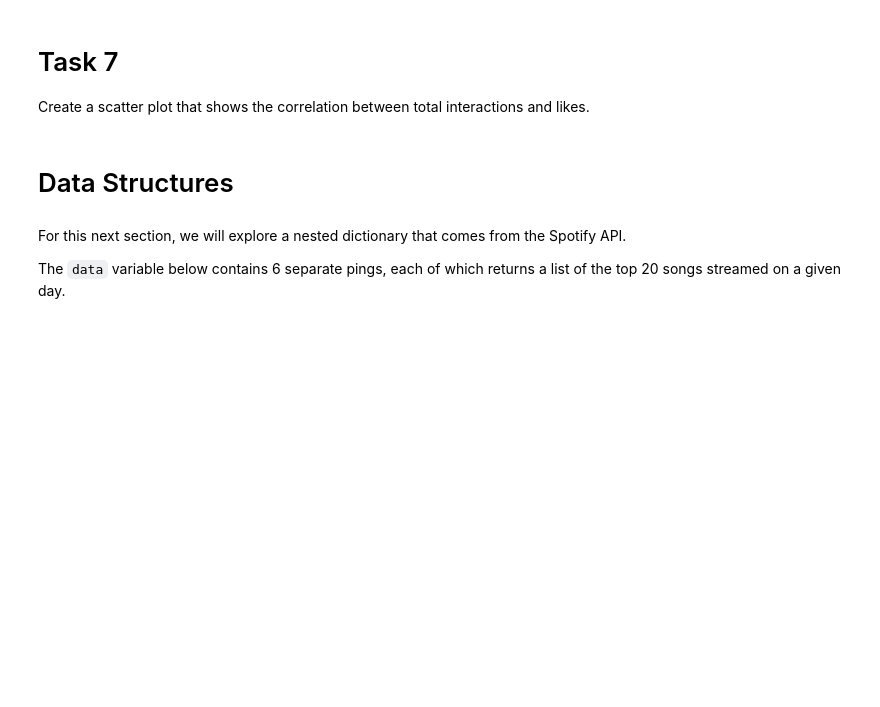
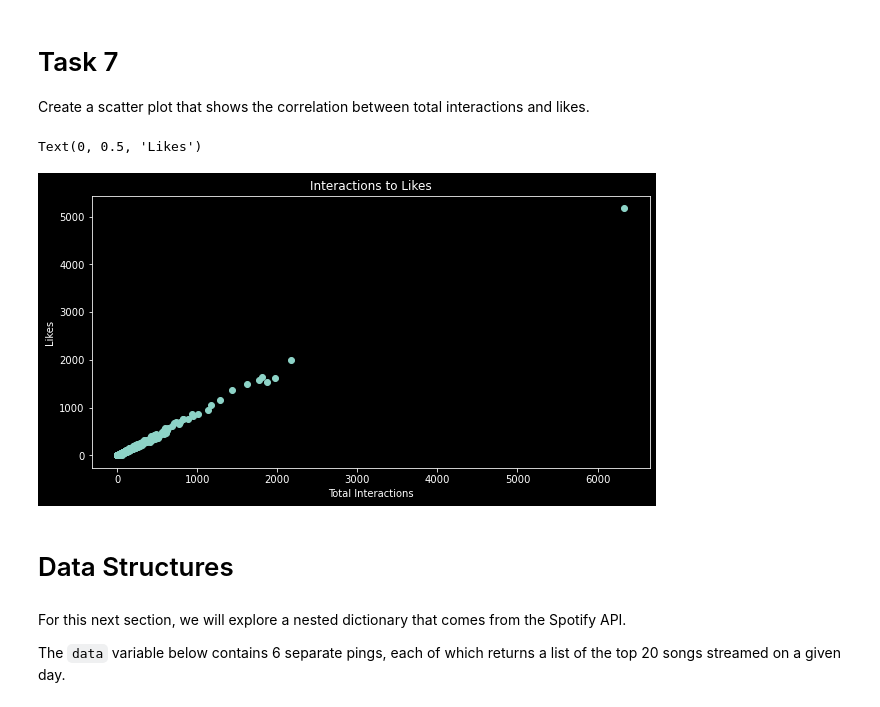
Before and after one commit to Mynusjanai/nyc-dc-ds-020121, a Jupyter notebook: Phase_1/phase_1_code_challenge_review/index.ipynb, the cells around one changed output. Drawn from its saved outputs; the diff is of its cells as text; code cells hidden in the pictures; blank space fills up the shorter version.

```diff
--- a/Phase_1/phase_1_code_challenge_review/index.ipynb
+++ b/Phase_1/phase_1_code_challenge_review/index.ipynb
@@ -94,3 +232,16 @@ Create a scatter plot that shows the correlation between total interactions and
+# %%
+# Your code here
+x = facebook['Total Interactions'].value_counts().sort_index().index
+y = facebook['Total Interactions'].value_counts().sort_index().values
+
+fig, ax = plt.subplots(figsize=(10,5))
+ax.scatter(facebook['Total Interactions'], facebook['like'])
+ax.set_title('Interactions to Likes')
+ax.set_xlabel('Total Interactions')
+ax.set_ylabel('Likes')
+# %% [output]
+Text(0, 0.5, 'Likes')
+[figure, added]
 # %% [markdown]
 <a id='datastructures'></a>
 # Data Structures
```
Also changed, not shown: parts of 30 cells of this notebook, 2 other files.
